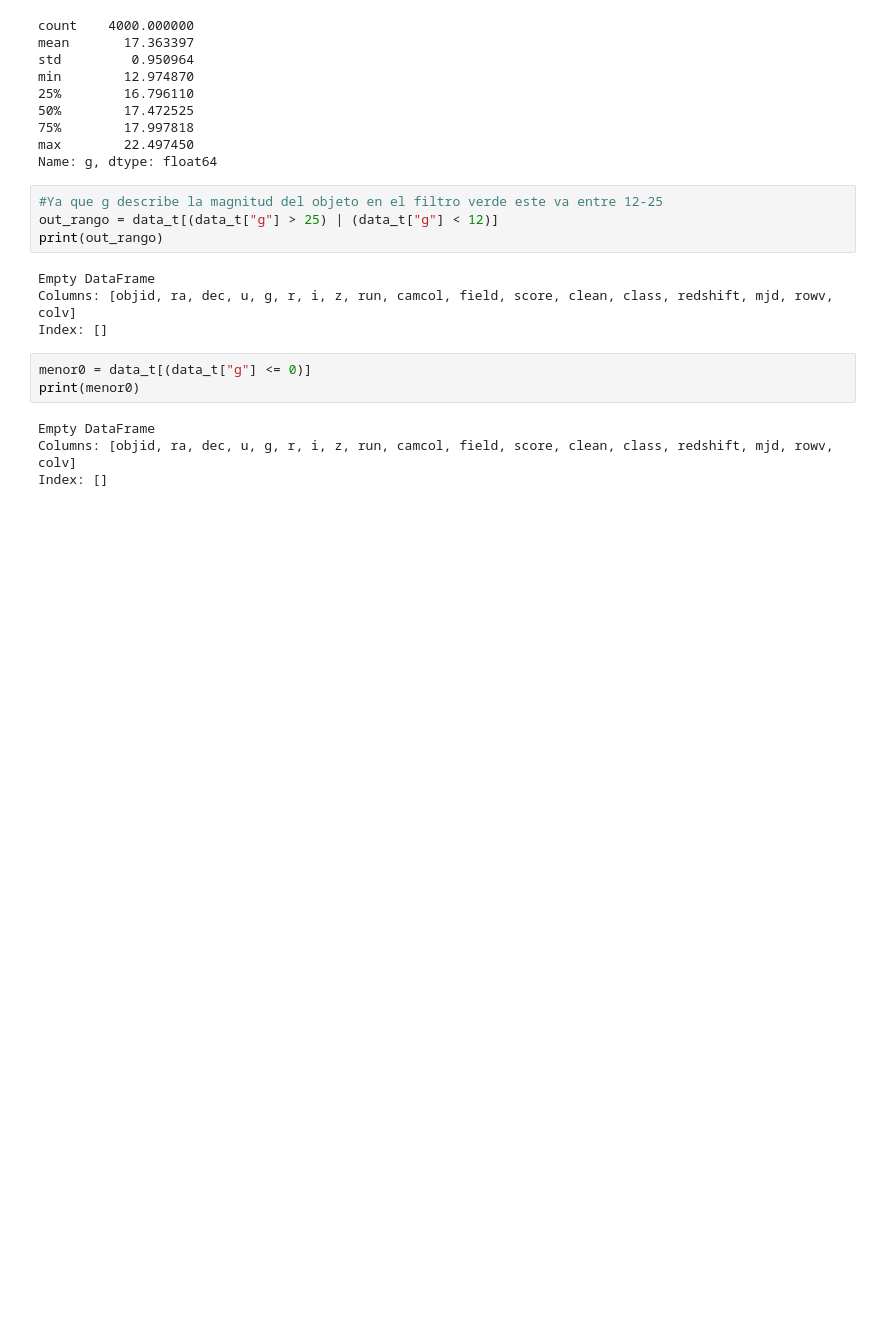
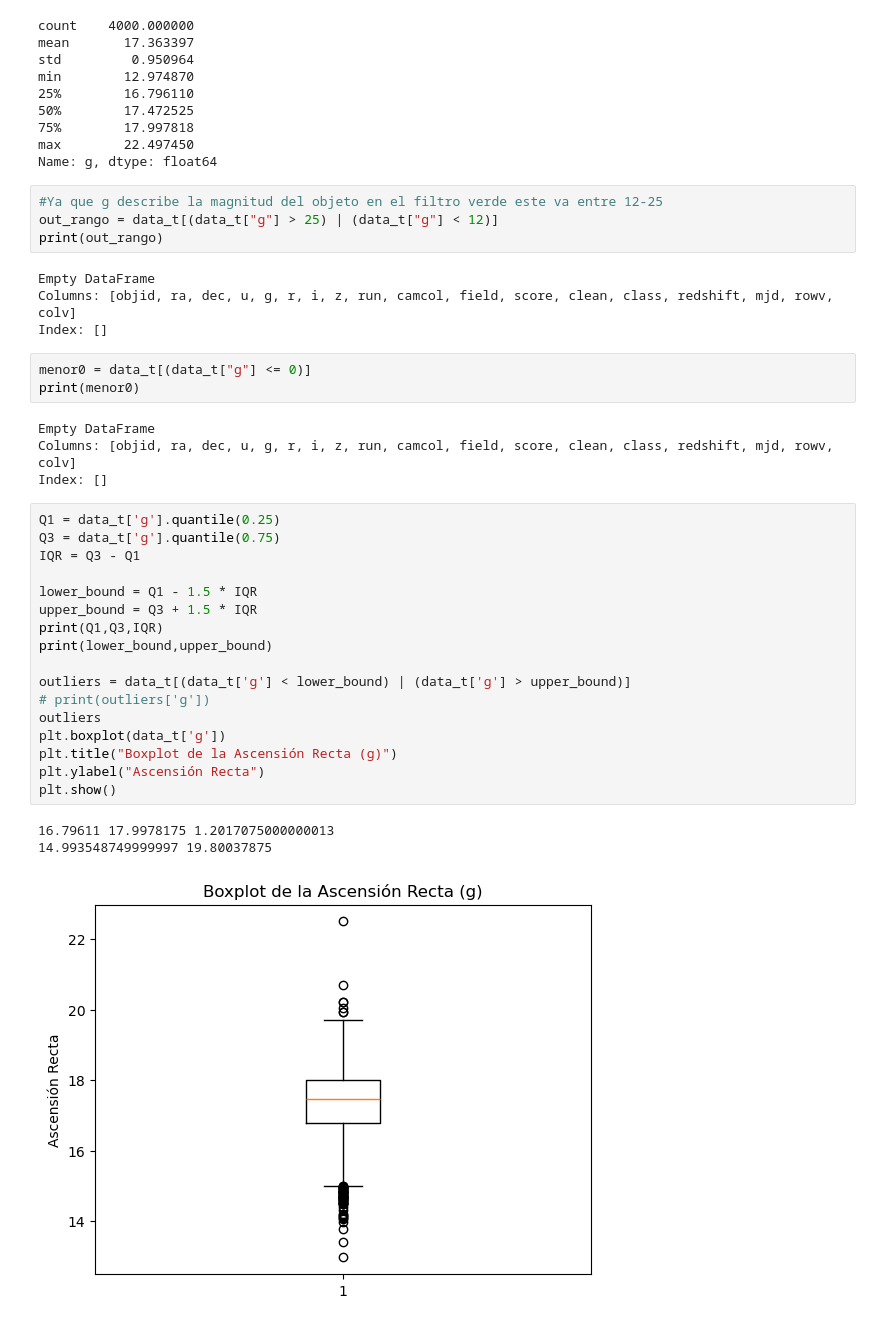
Before and after one commit to Marcosespa/Laboratorio-1-BI, a Jupyter notebook: laboratorios-master/202510/Laboratorio 1 - Regresión/lab1.ipynb, the cells around one changed output. Cells and saved outputs as stored; diff of their text form; blank space fills up the shorter version.

```diff
--- a/laboratorios-master/202510/Laboratorio 1 - Regresión/lab1.ipynb
+++ b/laboratorios-master/202510/Laboratorio 1 - Regresión/lab1.ipynb
@@ -411,3 +411,24 @@ print(menor0)
 Empty DataFrame
 Columns: [objid, ra, dec, u, g, r, i, z, run, camcol, field, score, clean, class, redshift, mjd, rowv, colv]
 Index: []
+# %%
+Q1 = data_t['g'].quantile(0.25)
+Q3 = data_t['g'].quantile(0.75)
+IQR = Q3 - Q1
+
+lower_bound = Q1 - 1.5 * IQR
+upper_bound = Q3 + 1.5 * IQR
+print(Q1,Q3,IQR)
+print(lower_bound,upper_bound)
+
+outliers = data_t[(data_t['g'] < lower_bound) | (data_t['g'] > upper_bound)]
+# print(outliers['g'])
+outliers
+plt.boxplot(data_t['g'])
+plt.title("Boxplot de la Ascensión Recta (g)")
+plt.ylabel("Ascensión Recta")
+plt.show()
+# %% [output]
+16.79611 17.9978175 1.2017075000000013
+14.993548749999997 19.80037875
+[figure, added]
```
Also changed, not shown: parts of 9 cells of this notebook.
